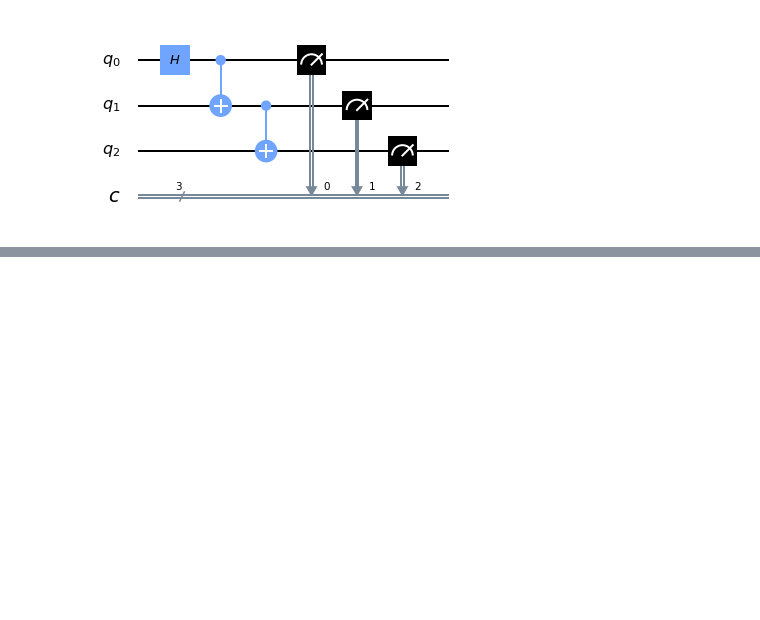
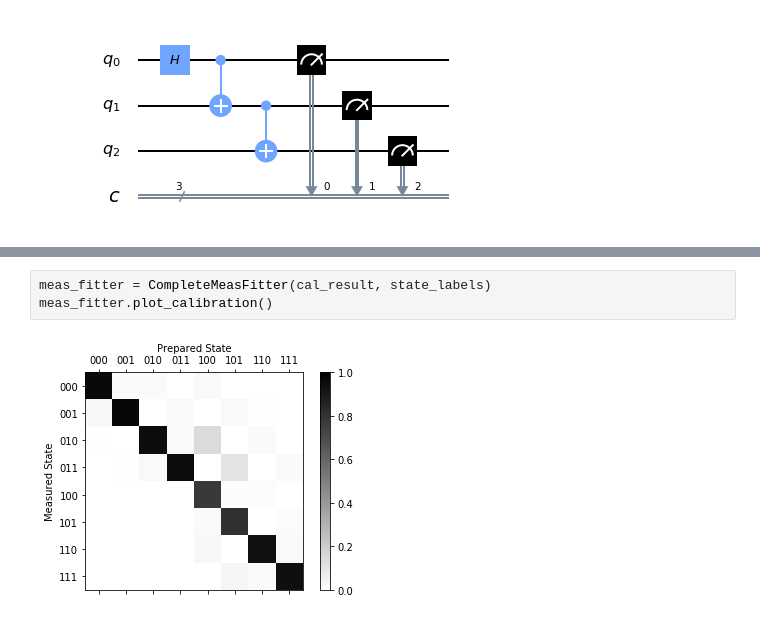
Before and after one commit to Sahel13/Qiskit-Intro, a Jupyter notebook: ErrorMitigation.ipynb, the cells around one changed output, grey strips where cells are left out. Cells and saved outputs as stored; diff of their text form; blank space fills up the shorter version.

```diff
--- a/ErrorMitigation.ipynb
+++ b/ErrorMitigation.ipynb
@@ -48,0 +65,5 @@ cal_circuits, state_labels = complete_meas_cal()
+# %%
+meas_fitter = CompleteMeasFitter(cal_result, state_labels)
+meas_fitter.plot_calibration()
+# %% [output]
+[figure, added]
```
Also changed, not shown: parts of 16 cells of this notebook.
